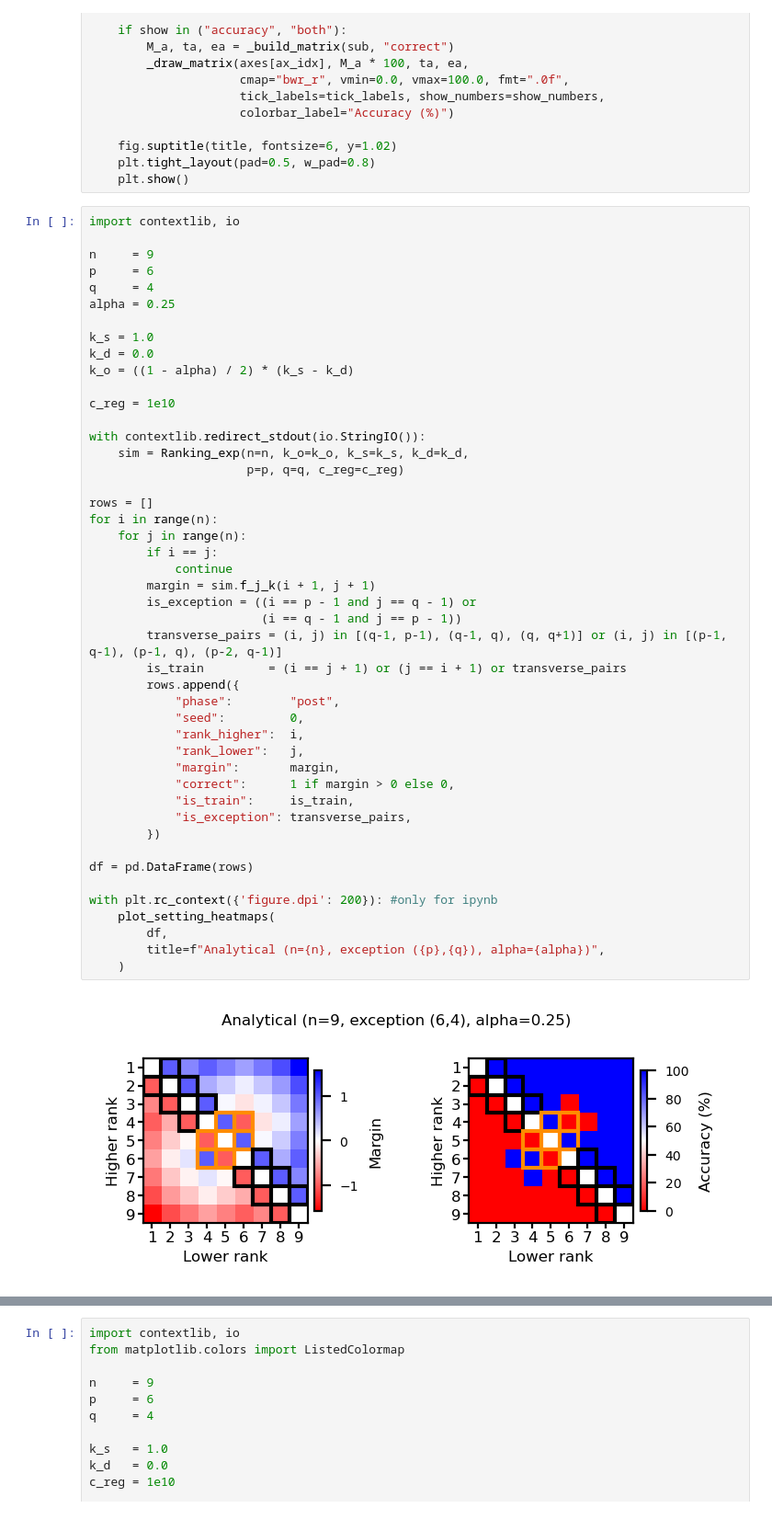
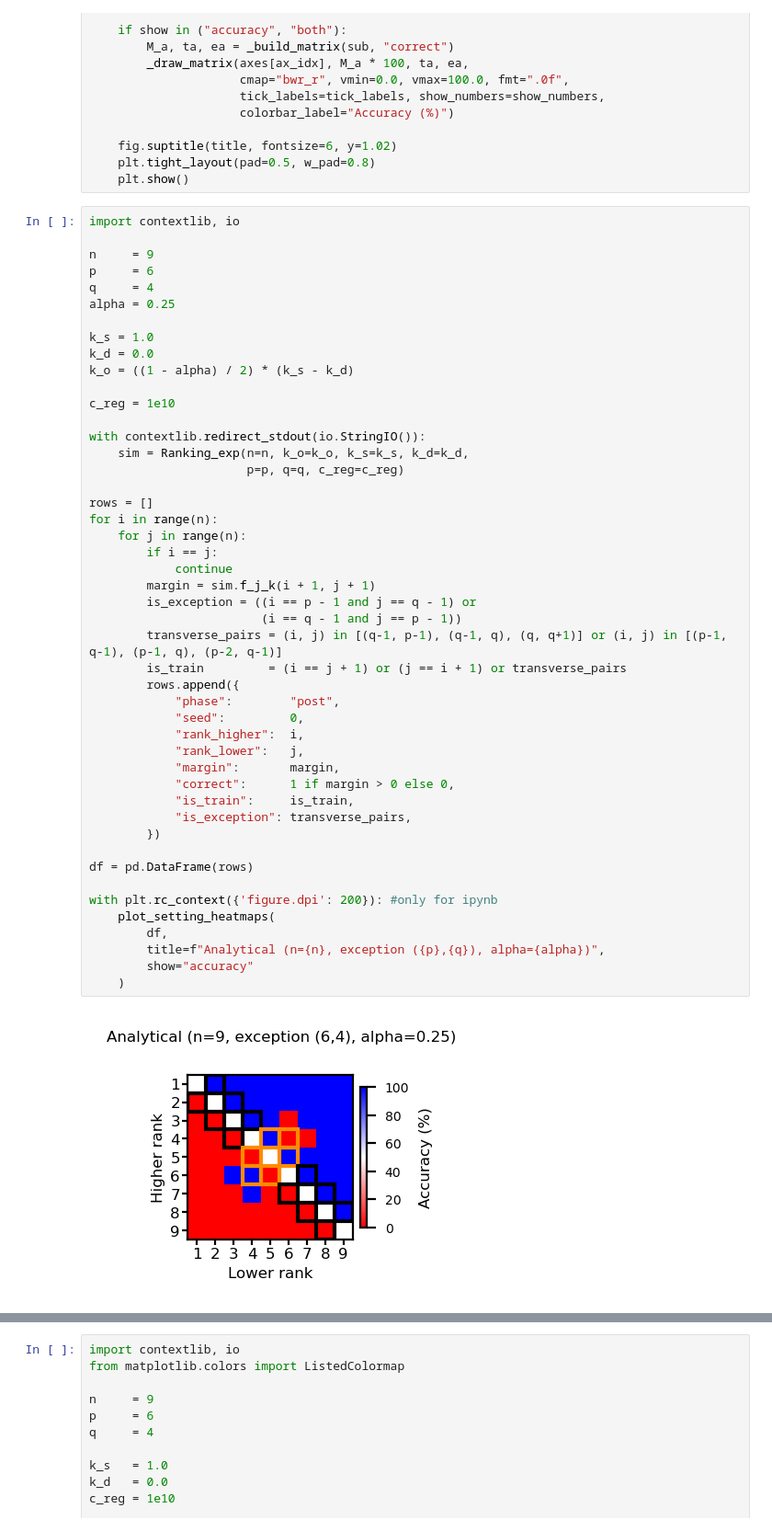
Before and after one commit to lukelc23/NeurIPS_2026, a Jupyter notebook: Figures/Professional/Figure 4.2.ipynb, the cells around one changed output, grey strips where cells are left out. Shown at 92% size. Saved outputs shown, nothing was run; the diff lists cells and outputs as text.

```diff
--- a/Figures/Professional/Figure 4.2.ipynb
+++ b/Figures/Professional/Figure 4.2.ipynb
@@ -138,34 +138,35 @@ with contextlib.redirect_stdout(io.StringIO()):
 
 rows = []
 for i in range(n):
     for j in range(n):
         if i == j:
             continue
         margin = sim.f_j_k(i + 1, j + 1)
         is_exception = ((i == p - 1 and j == q - 1) or
                         (i == q - 1 and j == p - 1))
         transverse_pairs = (i, j) in [(q-1, p-1), (q-1, q), (q, q+1)] or (i, j) in [(p-1, q-1), (p-1, q), (p-2, q-1)]
         is_train         = (i == j + 1) or (j == i + 1) or transverse_pairs
         rows.append({
             "phase":        "post",
             "seed":         0,
             "rank_higher":  i,
             "rank_lower":   j,
             "margin":       margin,
             "correct":      1 if margin > 0 else 0,
             "is_train":     is_train,
             "is_exception": transverse_pairs,
         })
 
 df = pd.DataFrame(rows)
 
 with plt.rc_context({'figure.dpi': 200}): #only for ipynb
     plot_setting_heatmaps(
         df,
         title=f"Analytical (n={n}, exception ({p},{q}), alpha={alpha})",
+        show="accuracy"
     )
 # %% [output]
-[figure, old version]
+[figure, new version]
 # %%
 import contextlib, io
 
```
Also changed, not shown: parts of 4 cells of this notebook, 7 other files.
